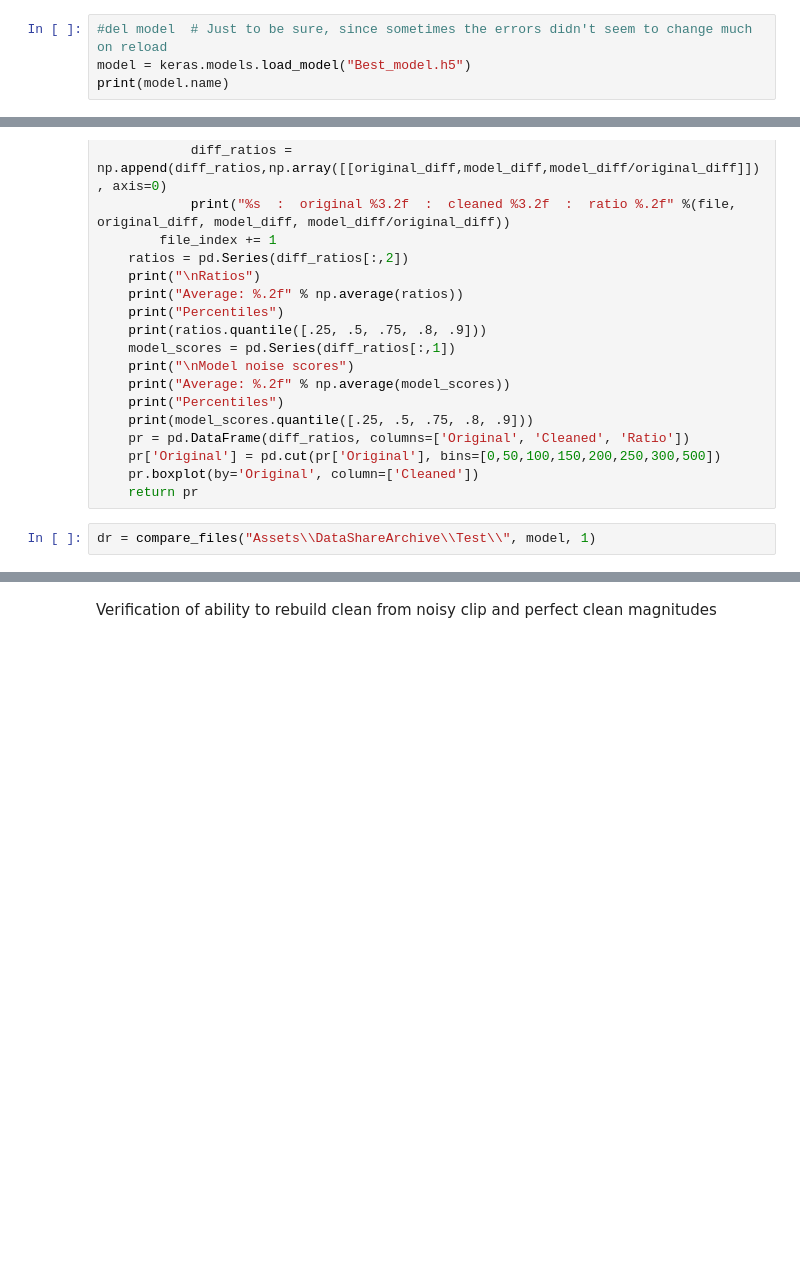
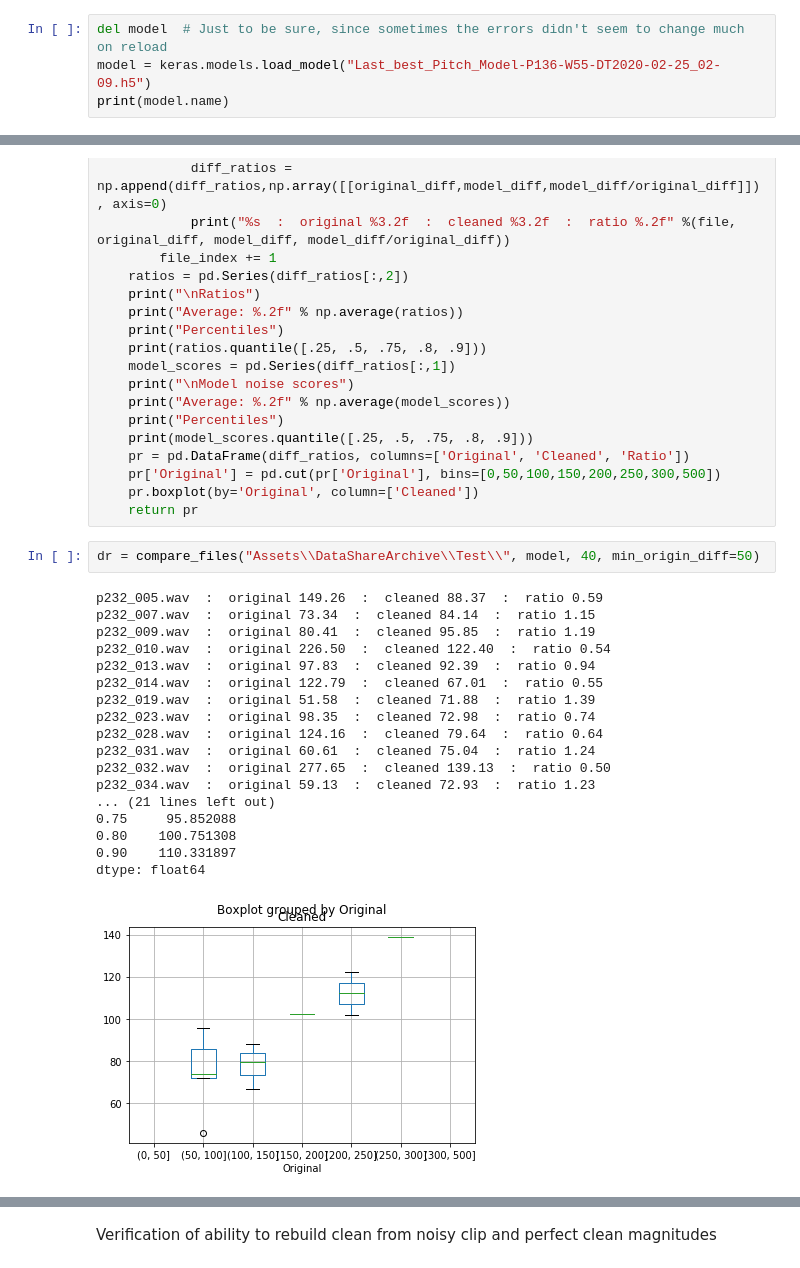
Before and after one commit to dweih/AudioCleaning, a Jupyter notebook: NN Audio Separation Evaluation.ipynb, the cells around one changed output, grey strips where cells are left out. Drawn from its saved outputs; the diff is of its cells as text; blank space fills up the shorter version.

Commit message:
Snapshot of changes related to new rescaled STFT approach. Aligns with snapshot of complex NN that got OK results (validation errors of about 0.05, mediocre results to the ear)

```diff
--- a/NN Audio Separation Evaluation.ipynb
+++ b/NN Audio Separation Evaluation.ipynb
@@ -45,6 +45,6 @@ test_file = "Assets\\DataShareArchive\\Test\\Clean\\p232_010.wav"
 wav, rate = librosa.core.load(test_file)
 ft = get_ft(wav)
 # %%
-#del model  # Just to be sure, since sometimes the errors didn't seem to change much on reload
-model = keras.models.load_model("Best_model.h5")
+del model  # Just to be sure, since sometimes the errors didn't seem to change much on reload
+model = keras.models.load_model("Last_best_Pitch_Model-P136-W55-DT2020-02-25_02-09.h5")
 print(model.name)
@@ -104,6 +106,25 @@ def compare_files(wav_root, model, n_files=50, min_origin_diff=20):
     pr.boxplot(by='Original', column=['Cleaned'])
     return pr
 # %%
-dr = compare_files("Assets\\DataShareArchive\\Test\\", model, 1)
+dr = compare_files("Assets\\DataShareArchive\\Test\\", model, 40, min_origin_diff=50)
+# %% [output]
+p232_005.wav  :  original 149.26  :  cleaned 88.37  :  ratio 0.59
+p232_007.wav  :  original 73.34  :  cleaned 84.14  :  ratio 1.15
+p232_009.wav  :  original 80.41  :  cleaned 95.85  :  ratio 1.19
+p232_010.wav  :  original 226.50  :  cleaned 122.40  :  ratio 0.54
+p232_013.wav  :  original 97.83  :  cleaned 92.39  :  ratio 0.94
+p232_014.wav  :  original 122.79  :  cleaned 67.01  :  ratio 0.55
+p232_019.wav  :  original 51.58  :  cleaned 71.88  :  ratio 1.39
+p232_023.wav  :  original 98.35  :  cleaned 72.98  :  ratio 0.74
+p232_028.wav  :  original 124.16  :  cleaned 79.64  :  ratio 0.64
+p232_031.wav  :  original 60.61  :  cleaned 75.04  :  ratio 1.24
+p232_032.wav  :  original 277.65  :  cleaned 139.13  :  ratio 0.50
+p232_034.wav  :  original 59.13  :  cleaned 72.93  :  ratio 1.23
+... (21 lines left out)
+0.75     95.852088
+0.80    100.751308
+0.90    110.331897
+dtype: float64
+[figure, added]
 # %%
 dr.boxplot(by='Original', column=['Ratio'])
```
Also changed, not shown: parts of 6 cells of this notebook, 3 other files.
